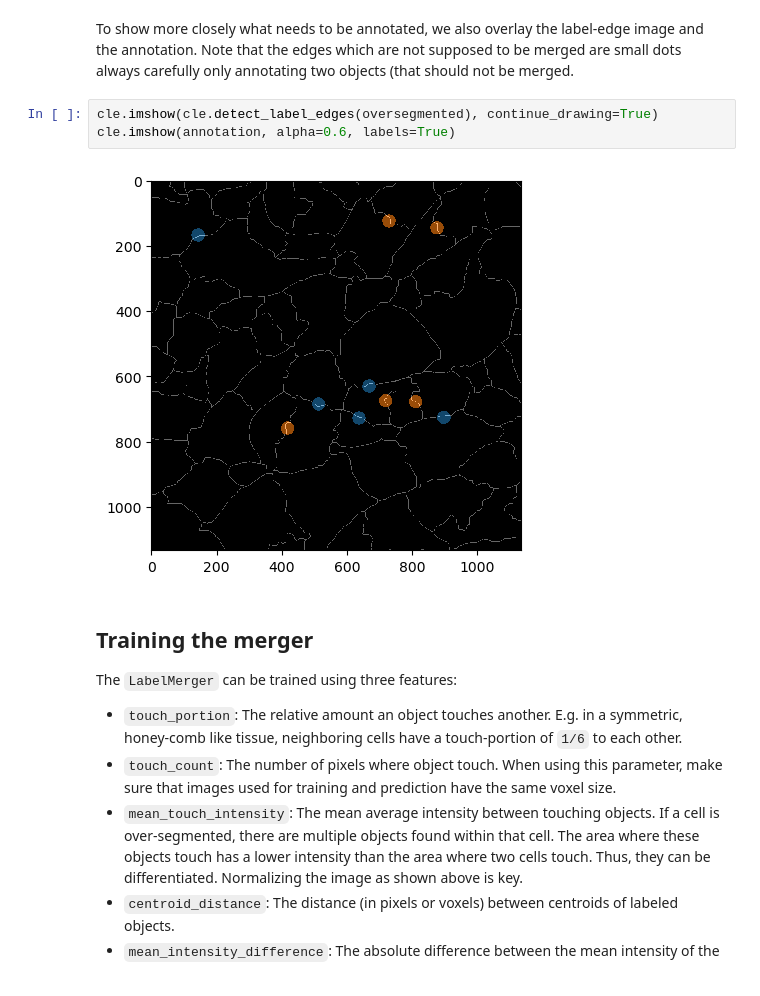
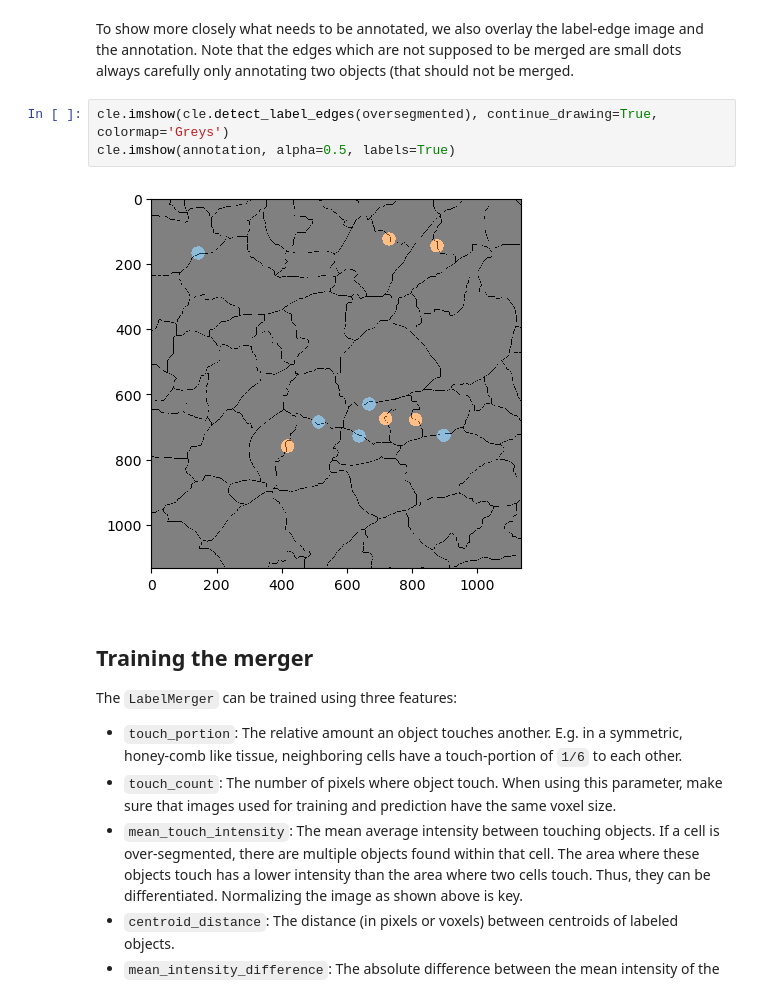
Before and after one commit to jqwhite/quail, a Jupyter notebook: label_merging/merge_objects.ipynb, the cells around one changed output. Cells and saved outputs as stored; diff of their text form.

```diff
--- a/label_merging/merge_objects.ipynb
+++ b/label_merging/merge_objects.ipynb
@@ -56,11 +59,11 @@ cle.imshow(annotation, alpha=0.6, labels=True)
 [figure]
 # %% [markdown]
 To show more closely what needs to be annotated, we also overlay the label-edge image and the annotation. Note that the edges which are not supposed to be merged are small dots always carefully only annotating two objects (that should not be merged.
-# %%
-cle.imshow(cle.detect_label_edges(oversegmented), continue_drawing=True)
-cle.imshow(annotation, alpha=0.6, labels=True)
-# %% [output]
-[figure, removed]
+# %%
+cle.imshow(cle.detect_label_edges(oversegmented), continue_drawing=True, colormap='Greys')
+cle.imshow(annotation, alpha=0.5, labels=True)
+# %% [output]
+[figure, added]
 # %% [markdown]
 ## Training the merger
 
```
Also changed, not shown: parts of 12 cells of this notebook, 16 other files.
